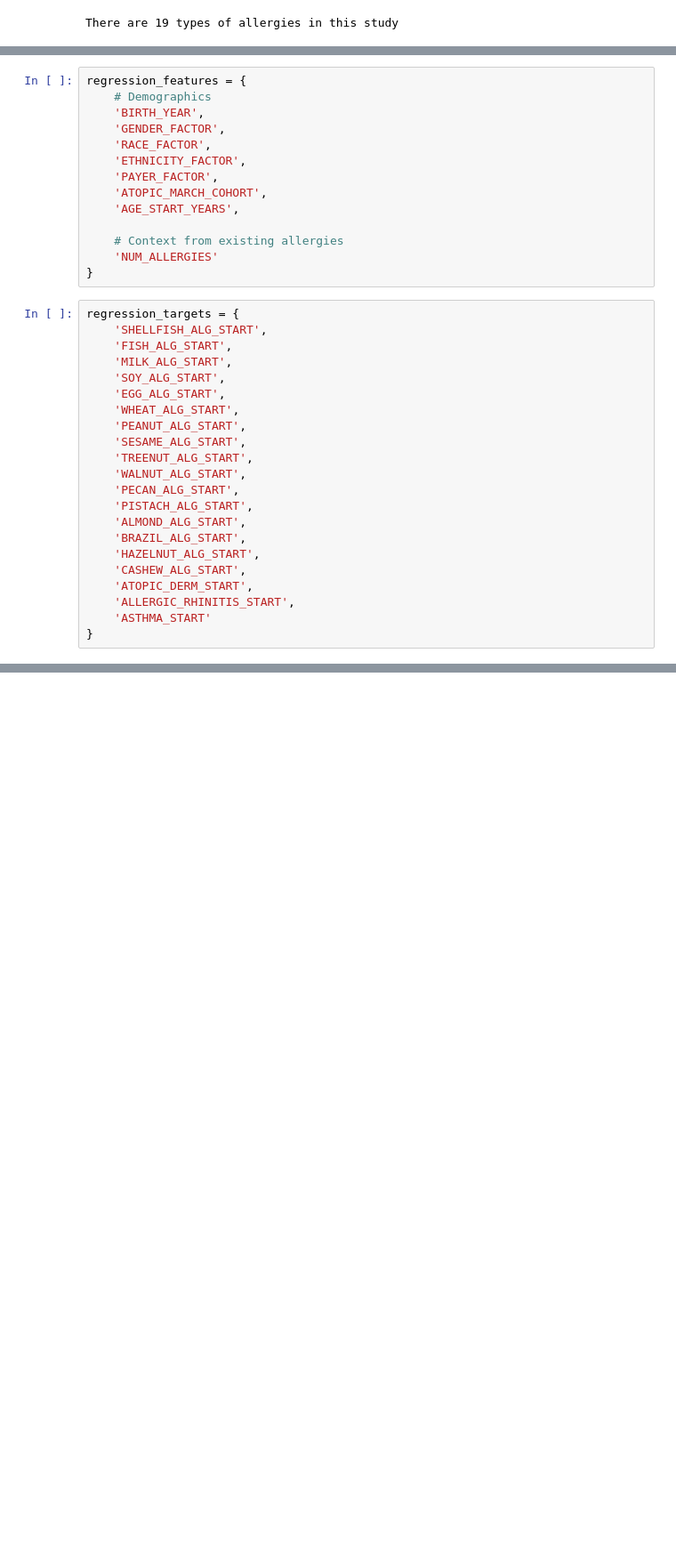
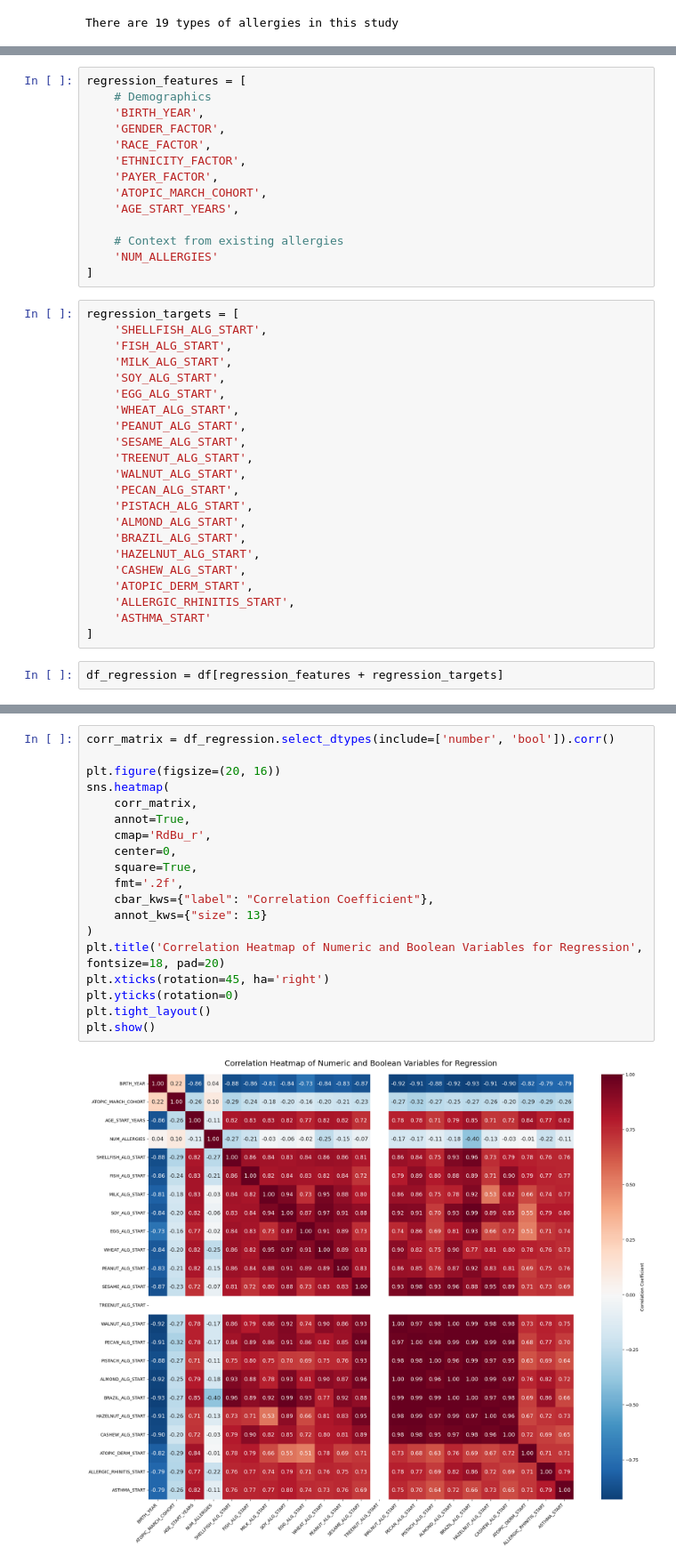
Before and after one commit to AlexHuc/food-allergy-analysis, a Jupyter notebook: notebook.ipynb, the cells around one changed output, grey strips where cells are left out. Shown at 89% size. Saved outputs shown, nothing was run; the diff lists cells and outputs as text; blank space fills up the shorter version.

```diff
--- a/notebook.ipynb
+++ b/notebook.ipynb
@@ -659,5 +717,5 @@ cassification_targets = {
 # %%
-regression_features = {
+regression_features = [
     # Demographics
     'BIRTH_YEAR',
     'GENDER_FACTOR',
@@ -669,9 +727,9 @@ regression_features = {
 
     # Context from existing allergies
     'NUM_ALLERGIES'
-}
+]
 # %%
-regression_targets = {
+regression_targets = [
     'SHELLFISH_ALG_START',
     'FISH_ALG_START',
     'MILK_ALG_START',
@@ -691,4 +749,6 @@ regression_targets = {
     'ATOPIC_DERM_START',
     'ALLERGIC_RHINITIS_START',
     'ASTHMA_START'
-}
+]
+# %%
+df_regression = df[regression_features + regression_targets]
@@ -694,0 +775,21 @@ regression_targets = {
+# %%
+corr_matrix = df_regression.select_dtypes(include=['number', 'bool']).corr()
+
+plt.figure(figsize=(20, 16))
+sns.heatmap(
+    corr_matrix,
+    annot=True,
+    cmap='RdBu_r',
+    center=0,
+    square=True,
+    fmt='.2f',
+    cbar_kws={"label": "Correlation Coefficient"},
+    annot_kws={"size": 13}
+)
+plt.title('Correlation Heatmap of Numeric and Boolean Variables for Regression', fontsize=18, pad=20)
+plt.xticks(rotation=45, ha='right')
+plt.yticks(rotation=0)
+plt.tight_layout()
+plt.show()
+# %% [output]
+[figure, added]
```
Also changed, not shown: parts of 10 cells of this notebook.
